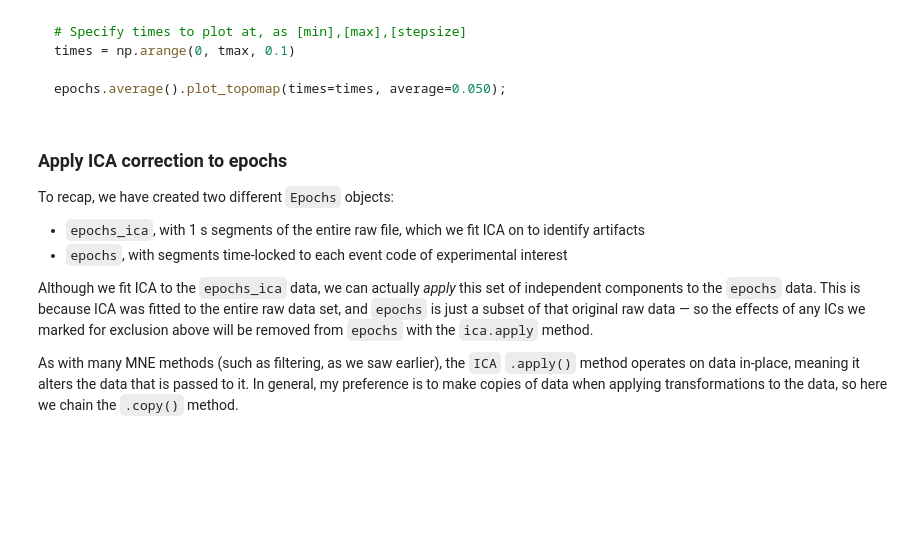
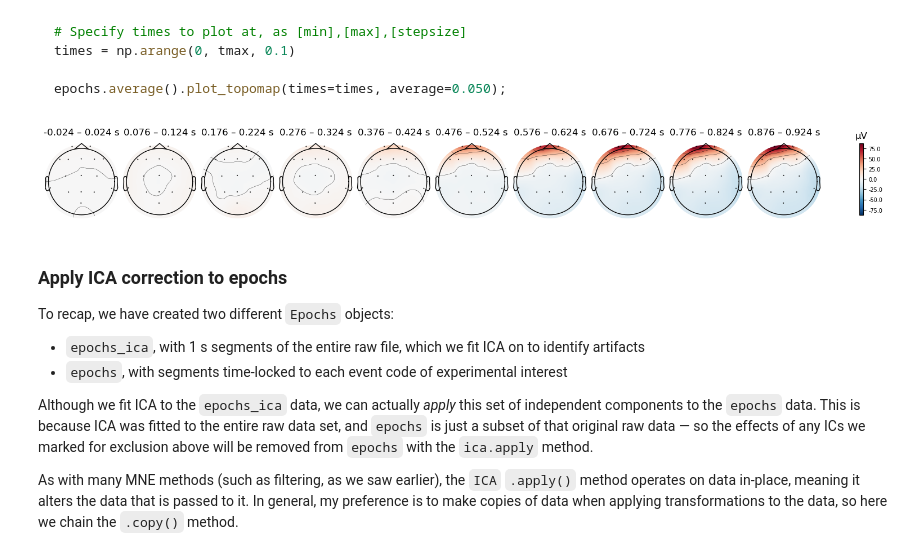
Before and after one commit to neurolawal/eeg, a Jupyter notebook: 4 - erp_segmentation.ipynb, the cells around one changed output. Cells and saved outputs as stored; diff of their text form; code cells hidden in the pictures; blank space fills up the shorter version.

```diff
--- a/4 - erp_segmentation.ipynb
+++ b/4 - erp_segmentation.ipynb
@@ -249,6 +399,12 @@ times = np.arange(0, tmax, 0.1)
 
 epochs.average().plot_topomap(times=times, average=0.050);
 ~~~
+# %%
+times = np.arange(0, tmax, 0.1)
+
+epochs.average().plot_topomap(times=times, average=0.050);
+# %% [output]
+[figure, added]
 # %% [markdown]
 ### Apply ICA correction to epochs
 
```
Also changed, not shown: parts of 13 cells of this notebook, 1 other file.
